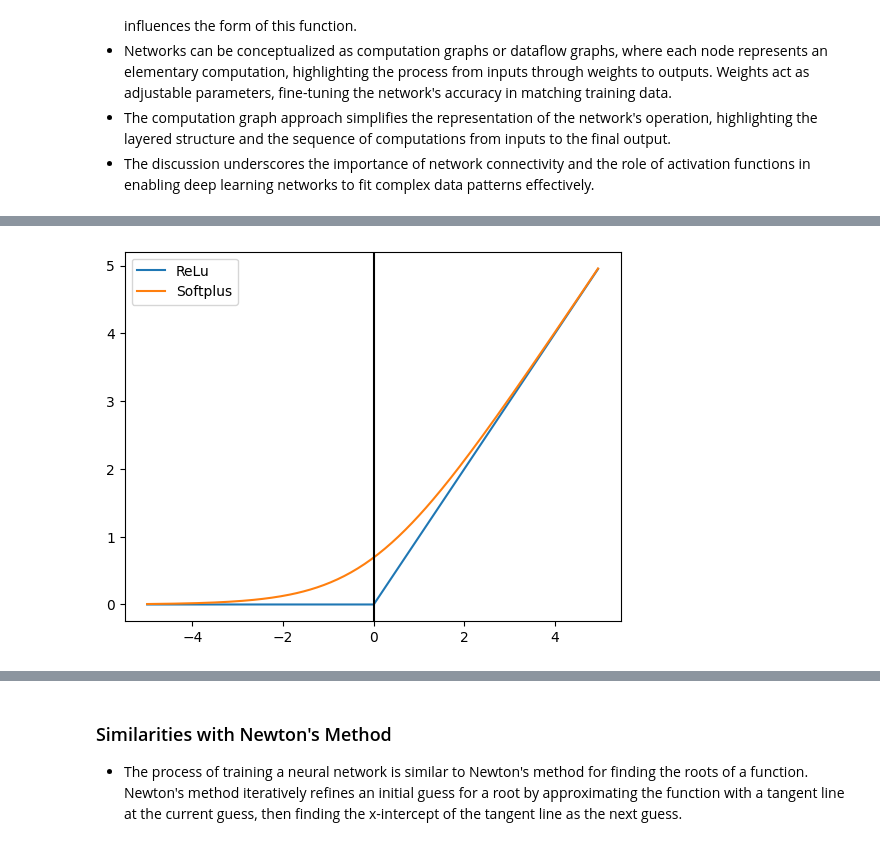
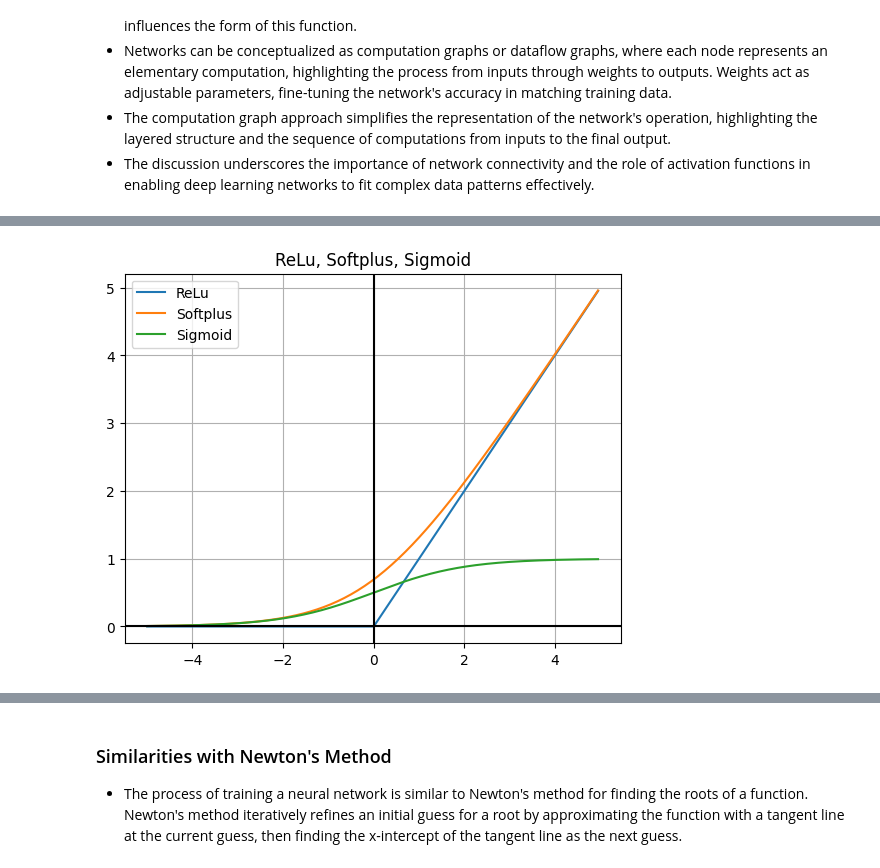
Before and after one commit to ValRCS/RBS_PBM773_Introduction_to_AI, a Jupyter notebook: notebooks/ch21_deep_learning.ipynb, the cells around one changed output, grey strips where cells are left out. Saved outputs shown, nothing was run; the diff lists cells and outputs as text; code cells hidden in the pictures.

```diff
--- a/notebooks/ch21_deep_learning.ipynb
+++ b/notebooks/ch21_deep_learning.ipynb
@@ -38,27 +38,37 @@ major subfields of artificial intelligence.* - AI: A Modern Approach
 # %%
 # ReLu function
 # ReLU (Rectified Linear Unit) is a piecewise linear function that will output the input directly if it is positive, otherwise, it will output zero.
 import numpy as np
 import matplotlib.pyplot as plt
+
+# let's define sigmoid function or logistic function
+def sigmoid(x):
+    return 1 / (1 + np.exp(-x))
 
 
 def ReLu(x):
     return np.maximum(0, x)
 
 # softplus function
 # f(x) = ln(1 + e^x)
 def softplus(x):
     return np.log(1 + np.exp(x)) # ln(1 + e^x)
 
 x = np.arange(-5, 5, 0.05)
 y1 = ReLu(x)
 y2 = softplus(x)
+y3 = sigmoid(x)
 # plot it
 plt.plot(x, y1)
 plt.plot(x, y2)
-plt.legend(['ReLu', 'Softplus'])
+plt.plot(x, y3)
+plt.legend(['ReLu', 'Softplus', 'Sigmoid'])
+plt.title('ReLu, Softplus, Sigmoid')
+plt.grid()
+# show horizontal line through 0
+plt.axhline(y=0, color='k')
 # show vertical line through 0
 plt.axvline(x=0, color='k')
 plt.show()
 # %% [output]
-[figure, old version]
+[figure, new version]
```
Also changed, not shown: parts of 7 cells of this notebook.
